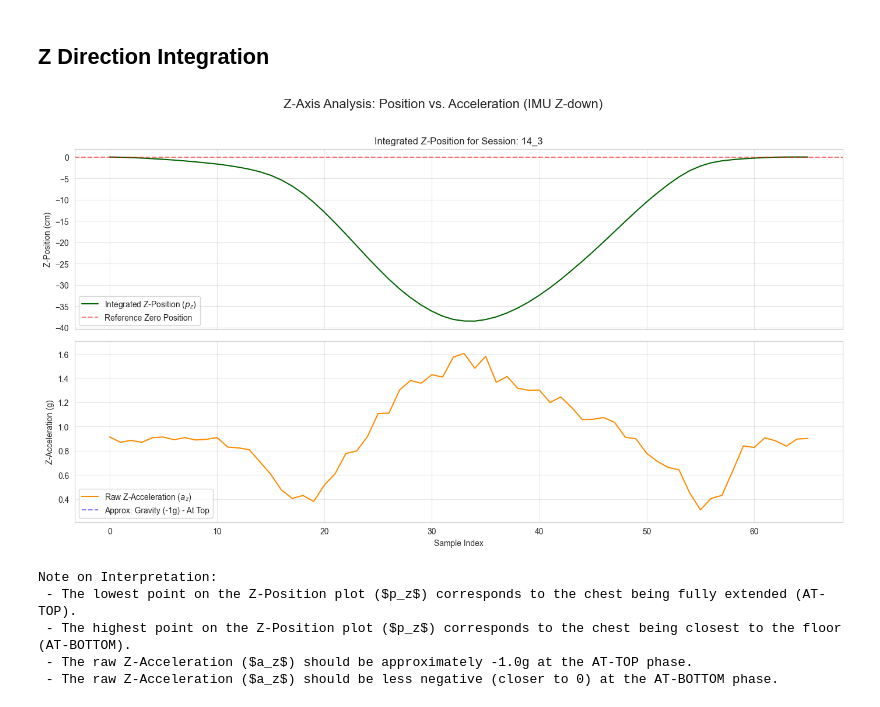
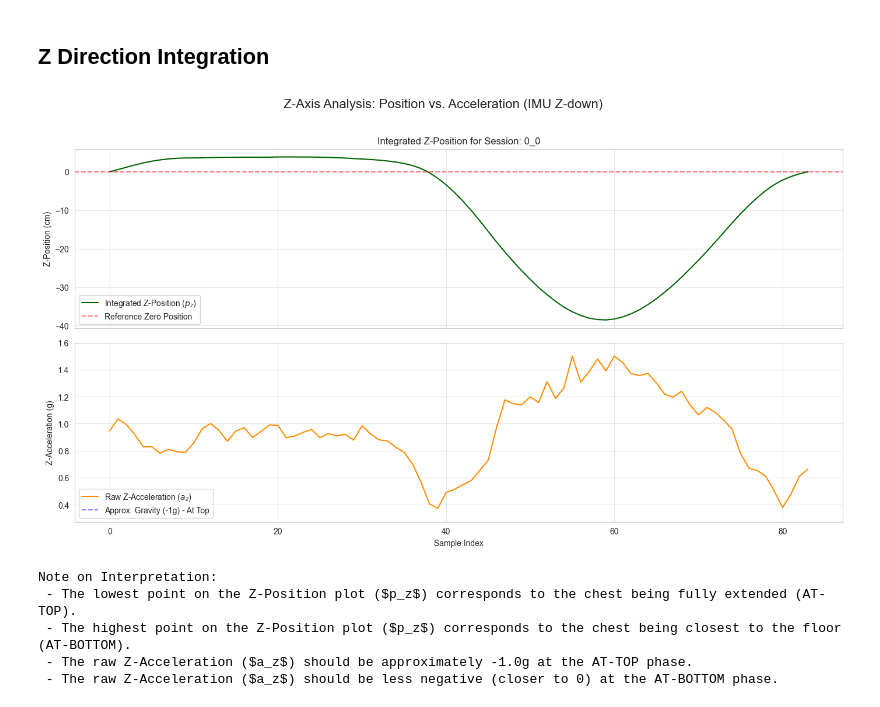
Before and after one commit to Nitrostrider/gains_ese3600, a Jupyter notebook: data_analysis.ipynb, the cells around one changed output. Cells and saved outputs as stored; diff of their text form; code cells hidden in the pictures.

```diff
--- a/data_analysis.ipynb
+++ b/data_analysis.ipynb
@@ -836,7 +836,7 @@ def integrate_position_z(df_session, sample_rate=40.0, grav_z_g=-1.0):
 import matplotlib.pyplot as plt
 
 if 'unique_session_id' in df.columns:
-    session_id_to_plot = df['unique_session_id'].unique()[250]
+    session_id_to_plot = df['unique_session_id'].unique()[0]
     session_data = df[df['unique_session_id'] == session_id_to_plot].sort_values('sample_index').reset_index(drop=True)
 
     # Run the integration
@@ -849,34 +849,34 @@ if 'unique_session_id' in df.columns:
     # 1. Z-Position Plot
     # Multiply by 100 to plot in centimeters
     axes[0].plot(sample_indices, session_data['pz'] * 100, label='Integrated Z-Position ($p_z$)', color='darkgreen')
     axes[0].set_ylabel('Z-Position (cm)')
     axes[0].set_title(f'Integrated Z-Position for Session: {session_id_to_plot}')
     axes[0].axhline(0, color='red', linestyle='--', alpha=0.5, label='Reference Zero Position')
     axes[0].legend(loc='lower left')
     axes[0].grid(True, alpha=0.5)
 
     # 2. Raw Z-Acceleration Plot
     axes[1].plot(sample_indices, session_data['az'], label='Raw Z-Acceleration ($a_z$)', color='darkorange')
     axes[1].set_xlabel('Sample Index')
     axes[1].set_ylabel('Z-Acceleration (g)')
     axes[1].axhline(-1.0, color='blue', linestyle='--', alpha=0.5, label='Approx. Gravity (-1g) - At Top')
     axes[1].legend(loc='lower left')
     axes[1].grid(True, alpha=0.5)
     axes[1].set_ylim(session_data['az'].min() - 0.1, session_data['az'].max() + 0.1)
 
     plt.suptitle('Z-Axis Analysis: Position vs. Acceleration (IMU Z-down)', fontsize=16)
     plt.tight_layout(rect=[0, 0, 1, 0.96]) # Adjust for suptitle
     plt.show()
 
     print("\nNote on Interpretation:")
     print(" - The lowest point on the Z-Position plot ($p_z$) corresponds to the chest being fully extended (AT-TOP).")
     print(" - The highest point on the Z-Position plot ($p_z$) corresponds to the chest being closest to the floor (AT-BOTTOM).")
     print(" - The raw Z-Acceleration ($a_z$) should be approximately -1.0g at the AT-TOP phase.")
     print(" - The raw Z-Acceleration ($a_z$) should be less negative (closer to 0) at the AT-BOTTOM phase.")
 else:
     print("Error: The DataFrame 'df' does not contain 'unique_session_id'. Ensure your data loading step is complete.")
 # %% [output]
-[figure, old version]
+[figure, new version]
 Note on Interpretation:
  - The lowest point on the Z-Position plot ($p_z$) corresponds to the chest being fully extended (AT-TOP).
  - The highest point on the Z-Position plot ($p_z$) corresponds to the chest being closest to the floor (AT-BOTTOM).
```
Also changed, not shown: 4 other files.
